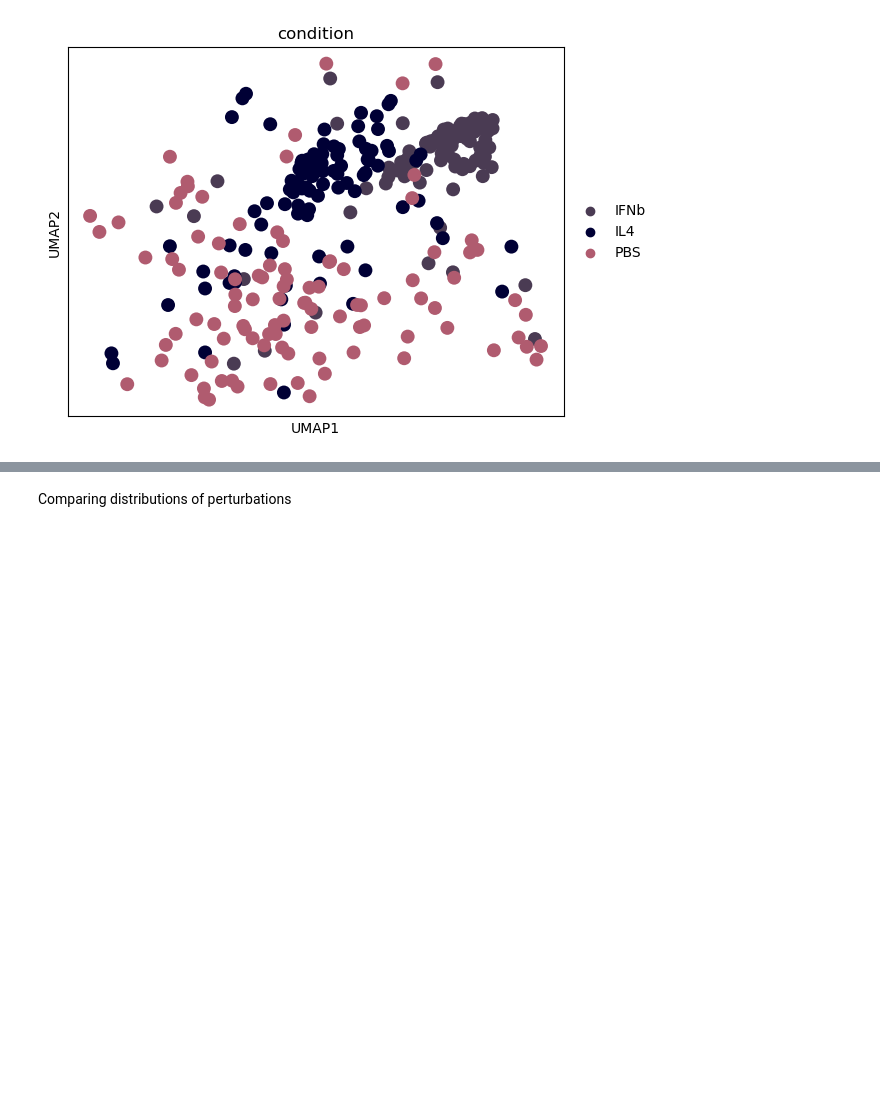
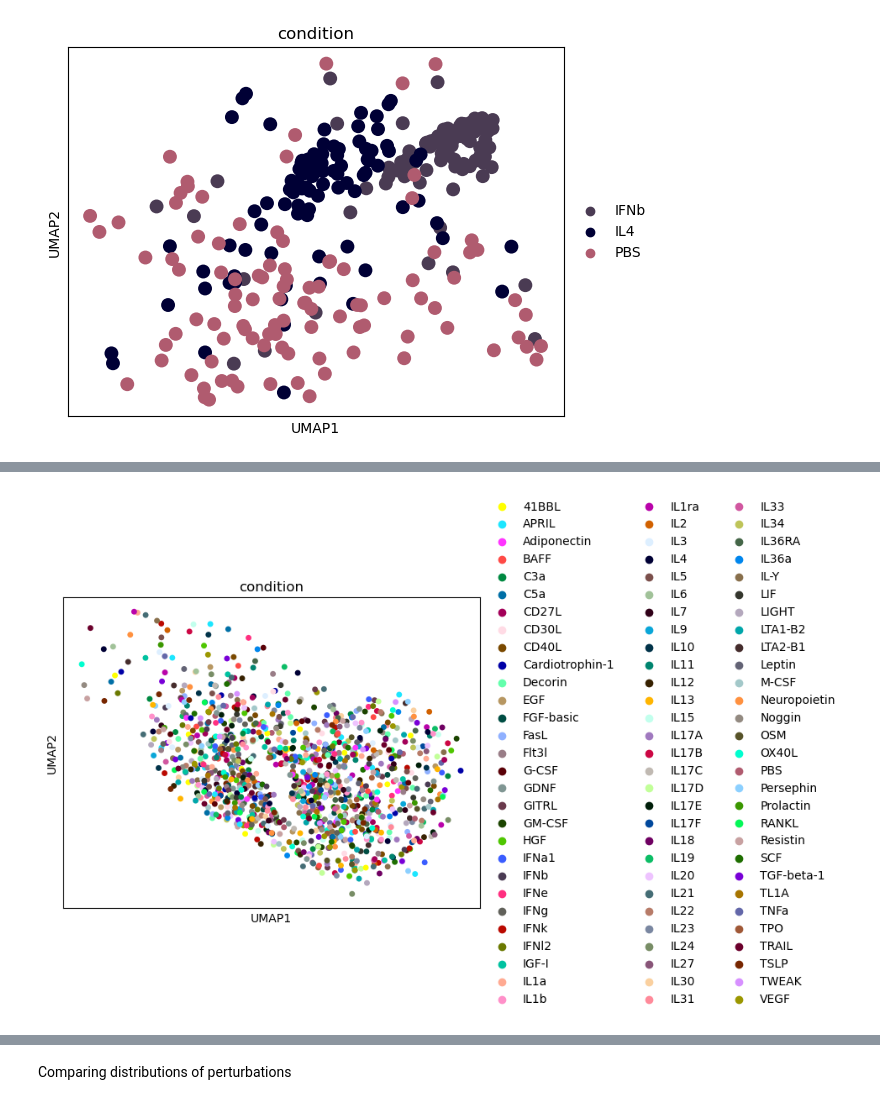
Before and after one commit to YaldaYaghooti/Perturbation_identification, a Jupyter notebook: PreVAE analyses.ipynb, the cells around one changed output, grey strips where cells are left out. Cells and saved outputs as stored; diff of their text form; code cells hidden in the pictures; blank space fills up the shorter version.

```diff
--- a/PreVAE analyses.ipynb
+++ b/PreVAE analyses.ipynb
@@ -147,0 +148,15 @@ sc.pl.umap(B_cell[B_cell.obs["condition"].isin(["PBS", "IL4", "IFNb"])], color="
+# %%
+#visualization of CD8 T cells after pseudobulk
+#they don't look very informative.
+
+pseudo_bulk = []
+for rep in T_cell_CD8.obs.rep.unique():
+    print(f"rep: {rep}")
+    T_cell_CD8_sub = T_cell_CD8[T_cell_CD8.obs["rep"]==rep]
+    for cytokine in T_cell_CD8.obs.condition.unique():
+        T_cell_CD8_sub = T_cell_CD8_sub[T_cell_CD8_sub.obs["condition"]==cytokine]
+        sub_adata = sc.AnnData(X=T_cell_CD8_sub.X.sum(axis=0).reshape(1,-1),
+                               var=T_cell_CD8_sub.var[[]])
+        sub_adata.obs_names = [rep]
+        sub_adata.obs["condition"] = [cytokine]
+        pseudo_bulk.append(sub_adata)
@@ -147,0 +178,7 @@ sc.pl.umap(B_cell[B_cell.obs["condition"].isin(["PBS", "IL4", "IFNb"])], color="
+# %%
+T_cell_CD8_pseudo = sc.concat(pseudo_bulk)
+# %%
+sc.pp.neighbors(T_cell_CD8_pseudo)
+sc.tl.umap(T_cell_CD8_pseudo)
+sc.pl.umap(T_cell_CD8_pseudo, color="condition")
+# %% [output]
@@ -147,0 +187 @@ sc.pl.umap(B_cell[B_cell.obs["condition"].isin(["PBS", "IL4", "IFNb"])], color="
+[figure, added]
```
Also changed, not shown: parts of 43 cells of this notebook.
